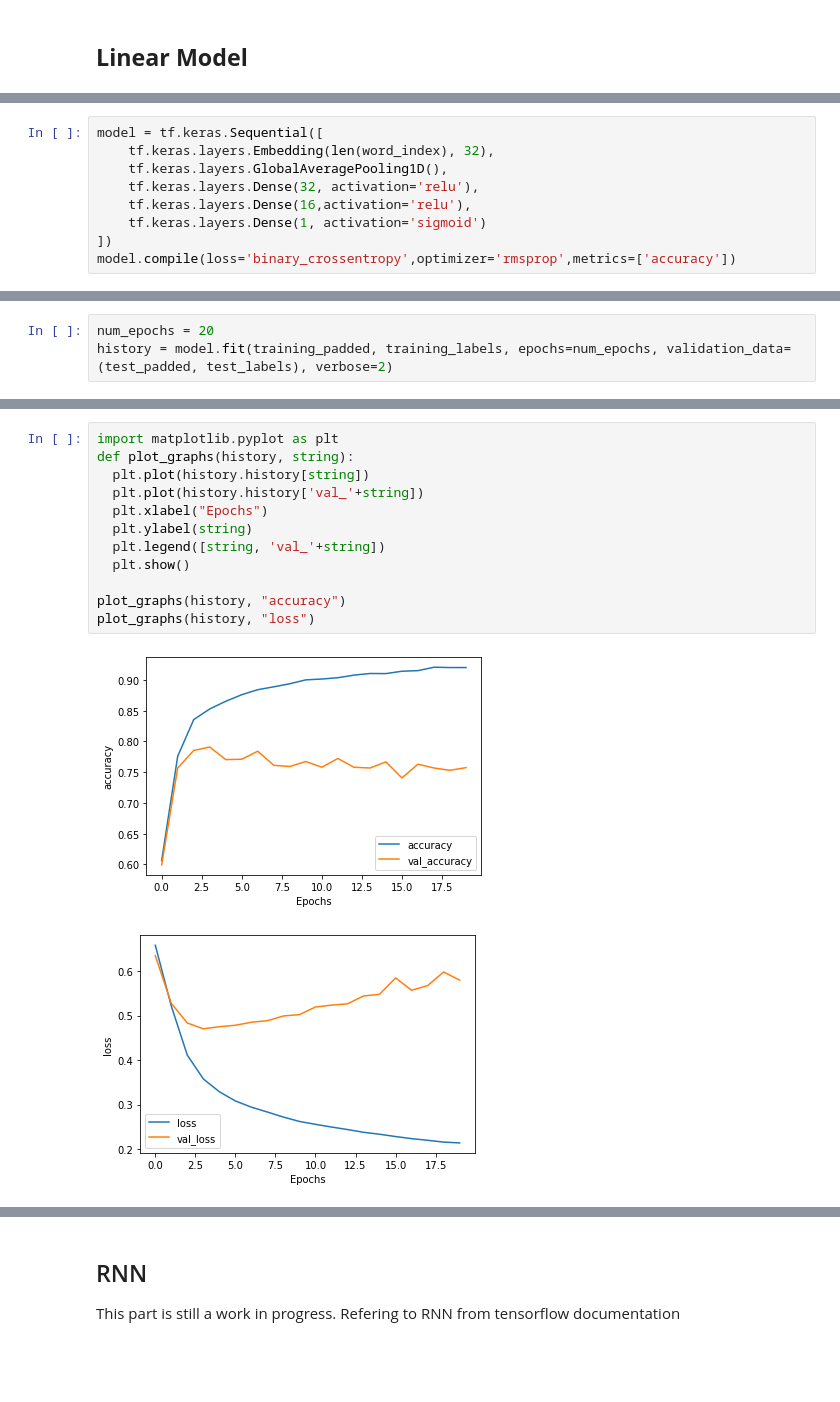
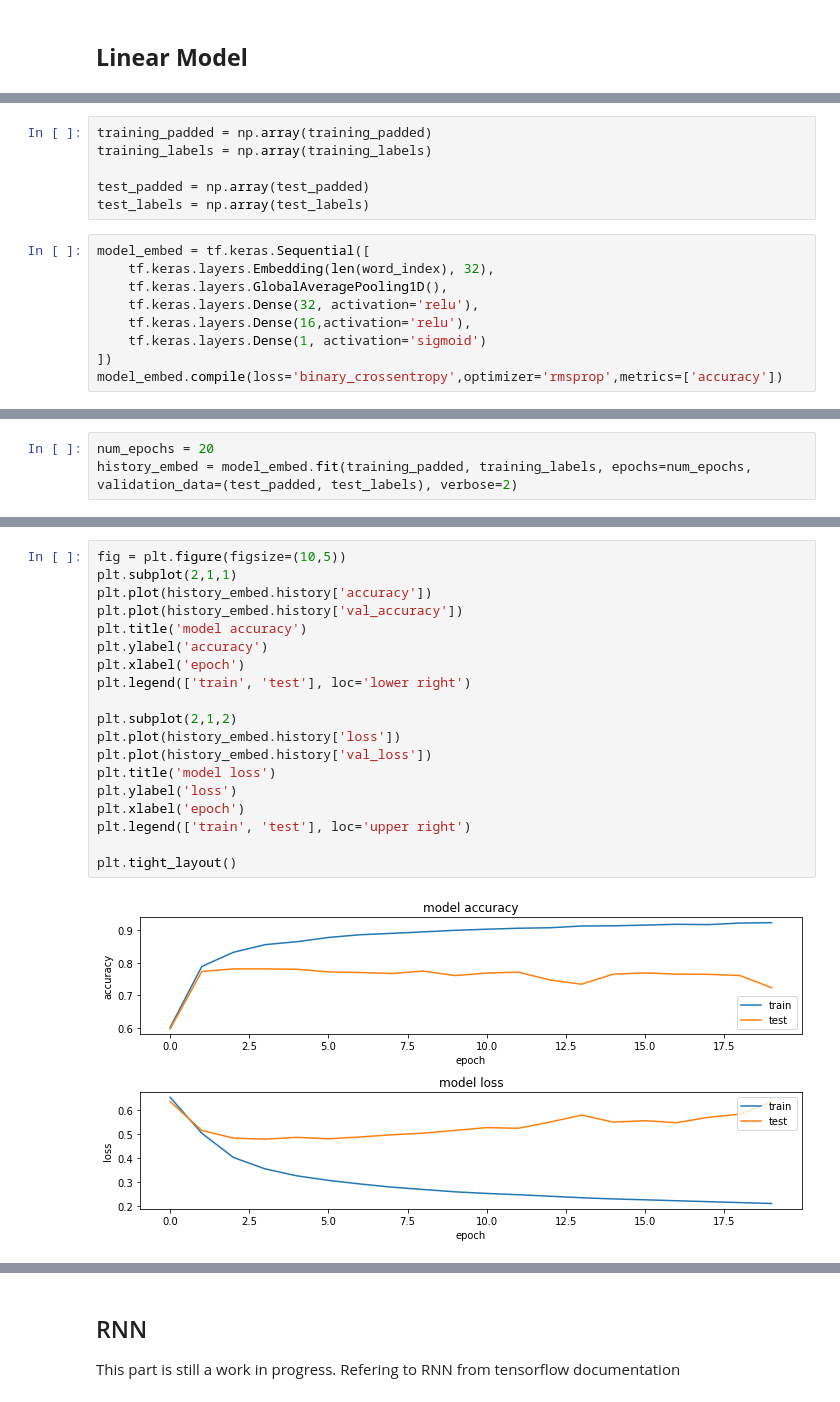
Before and after one commit to Sagar401/Natural_Language_Processing, a Jupyter notebook: First_Report.ipynb, the cells around one changed output, grey strips where cells are left out. Cells and saved outputs as stored; diff of their text form; blank space fills up the shorter version.

```diff
--- a/First_Report.ipynb
+++ b/First_Report.ipynb
@@ -357,11 +362,17 @@ plt.tight_layout()
 Tensorflow model
+# %%
+training_padded = np.array(training_padded)
+training_labels = np.array(training_labels)
+
+test_padded = np.array(test_padded)
+test_labels = np.array(test_labels)
 # %%
-model = tf.keras.Sequential([
+model_embed = tf.keras.Sequential([
     tf.keras.layers.Embedding(len(word_index), 32),
     tf.keras.layers.GlobalAveragePooling1D(),
     tf.keras.layers.Dense(32, activation='relu'),
     tf.keras.layers.Dense(16,activation='relu'),
     tf.keras.layers.Dense(1, activation='sigmoid')
 ])
-model.compile(loss='binary_crossentropy',optimizer='rmsprop',metrics=['accuracy'])
+model_embed.compile(loss='binary_crossentropy',optimizer='rmsprop',metrics=['accuracy'])
 # %%
@@ -387,7 +398,7 @@ Non-trainable params: 0
 _________________________________________________________________
 # %%
 num_epochs = 20
-history = model.fit(training_padded, training_labels, epochs=num_epochs, validation_data=(test_padded, test_labels), verbose=2)
+history_embed = model_embed.fit(training_padded, training_labels, epochs=num_epochs, validation_data=(test_padded, test_labels), verbose=2)
 # %% [output]
 Train on 6000 samples, validate on 1612 samples
 Epoch 1/20
@@ -409,15 +420,21 @@ Epoch 20/20
-# %%
-import matplotlib.pyplot as plt
-def plot_graphs(history, string):
-  plt.plot(history.history[string])
-  plt.plot(history.history['val_'+string])
-  plt.xlabel("Epochs")
-  plt.ylabel(string)
-  plt.legend([string, 'val_'+string])
-  plt.show()
-
-plot_graphs(history, "accuracy")
-plot_graphs(history, "loss")
-# %% [output]
-[figure, removed]
-[figure, removed]
+# %%
+fig = plt.figure(figsize=(10,5))
+plt.subplot(2,1,1)
+plt.plot(history_embed.history['accuracy'])
+plt.plot(history_embed.history['val_accuracy'])
+plt.title('model accuracy')
+plt.ylabel('accuracy')
+plt.xlabel('epoch')
+plt.legend(['train', 'test'], loc='lower right')
+
+plt.subplot(2,1,2)
+plt.plot(history_embed.history['loss'])
+plt.plot(history_embed.history['val_loss'])
+plt.title('model loss')
+plt.ylabel('loss')
+plt.xlabel('epoch')
+plt.legend(['train', 'test'], loc='upper right')
+
+plt.tight_layout()
+# %% [output]
+[figure, added]
```
Also changed, not shown: parts of 20 cells of this notebook.
